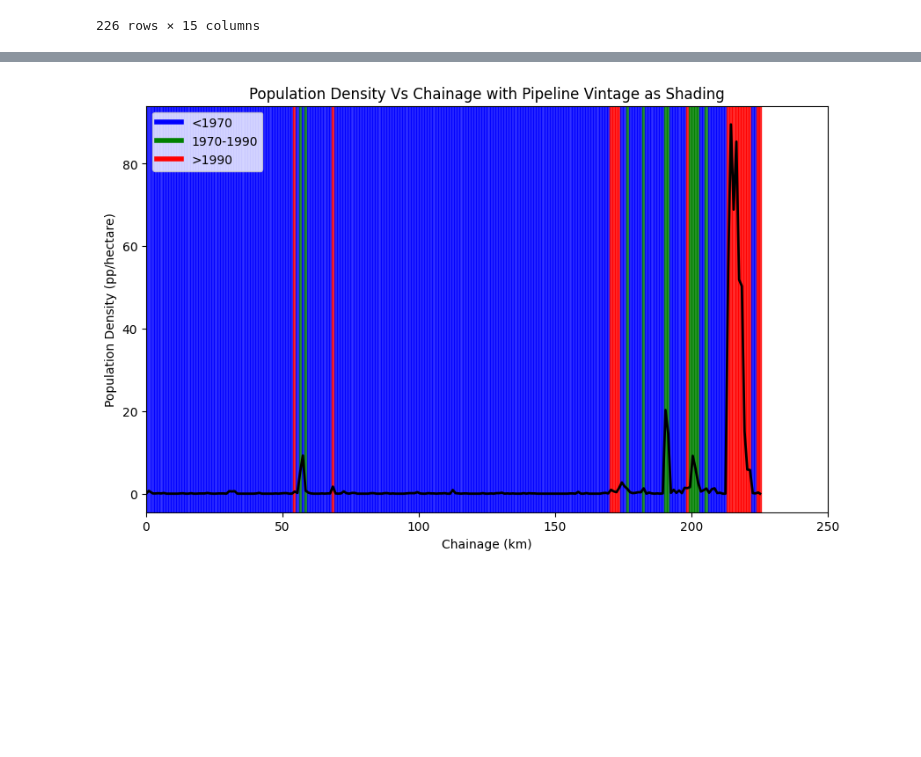
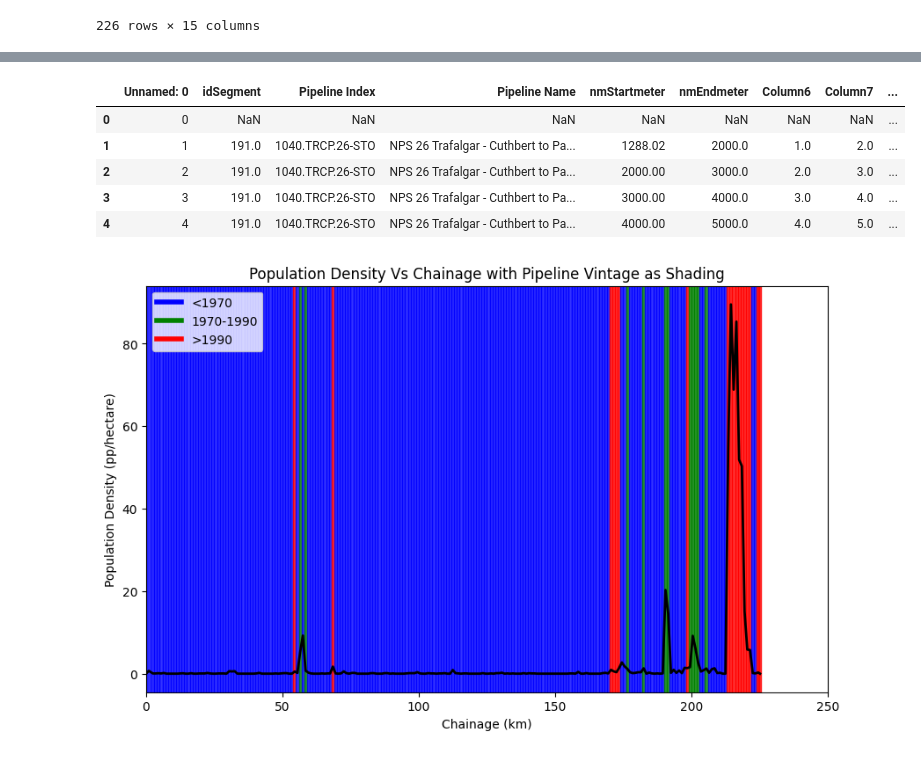
Before and after one commit to elnaghy/data_manpulation, a Jupyter notebook: data_manpulation.ipynb, the cells around one changed output, grey strips where cells are left out. Cells and saved outputs as stored; diff of their text form; code cells hidden in the pictures; blank space fills up the shorter version.

```diff
--- a/data_manpulation.ipynb
+++ b/data_manpulation.ipynb
@@ -93,6 +91,17 @@ files.download('output.xlsx')
 # %% [output]
 [interactive output not drawn]
 [interactive output not drawn]
+# %%
+pop_data = uploaded['output.xlsx']
+df_pop = pd.read_excel(pop_data)
+df_pop.head()
+# %% [output]
+|  | Unnamed: 0 | idSegment | Pipeline Index | Pipeline Name | nmStartmeter | nmEndmeter | Column6 | Column7 | ... |
+| 0 | 0 | NaN | NaN | NaN | NaN | NaN | NaN | NaN | ... |
+| 1 | 1 | 191.0 | 1040.TRCP.26-STO | NPS 26 Trafalgar - Cuthbert to Pa... | 1288.02 | 2000.0 | 1.0 | 2.0 | ... |
+| 2 | 2 | 191.0 | 1040.TRCP.26-STO | NPS 26 Trafalgar - Cuthbert to Pa... | 2000.00 | 3000.0 | 2.0 | 3.0 | ... |
+| 3 | 3 | 191.0 | 1040.TRCP.26-STO | NPS 26 Trafalgar - Cuthbert to Pa... | 3000.00 | 4000.0 | 3.0 | 4.0 | ... |
+| 4 | 4 | 191.0 | 1040.TRCP.26-STO | NPS 26 Trafalgar - Cuthbert to Pa... | 4000.00 | 5000.0 | 4.0 | 5.0 | ... |
 # %%
 import matplotlib.pyplot as plt
 import numpy as np
```
Also changed, not shown: parts of 4 cells of this notebook.
